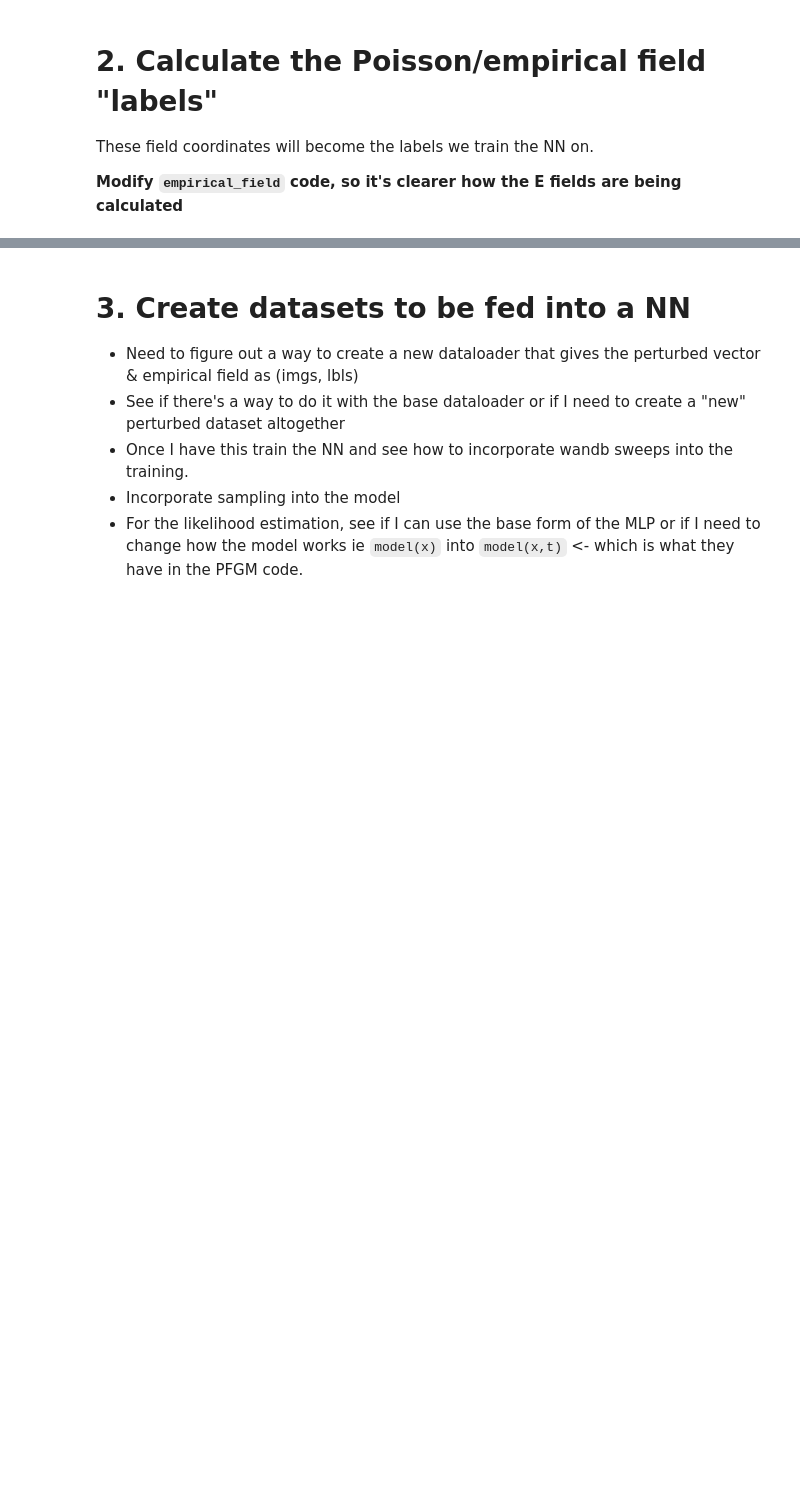
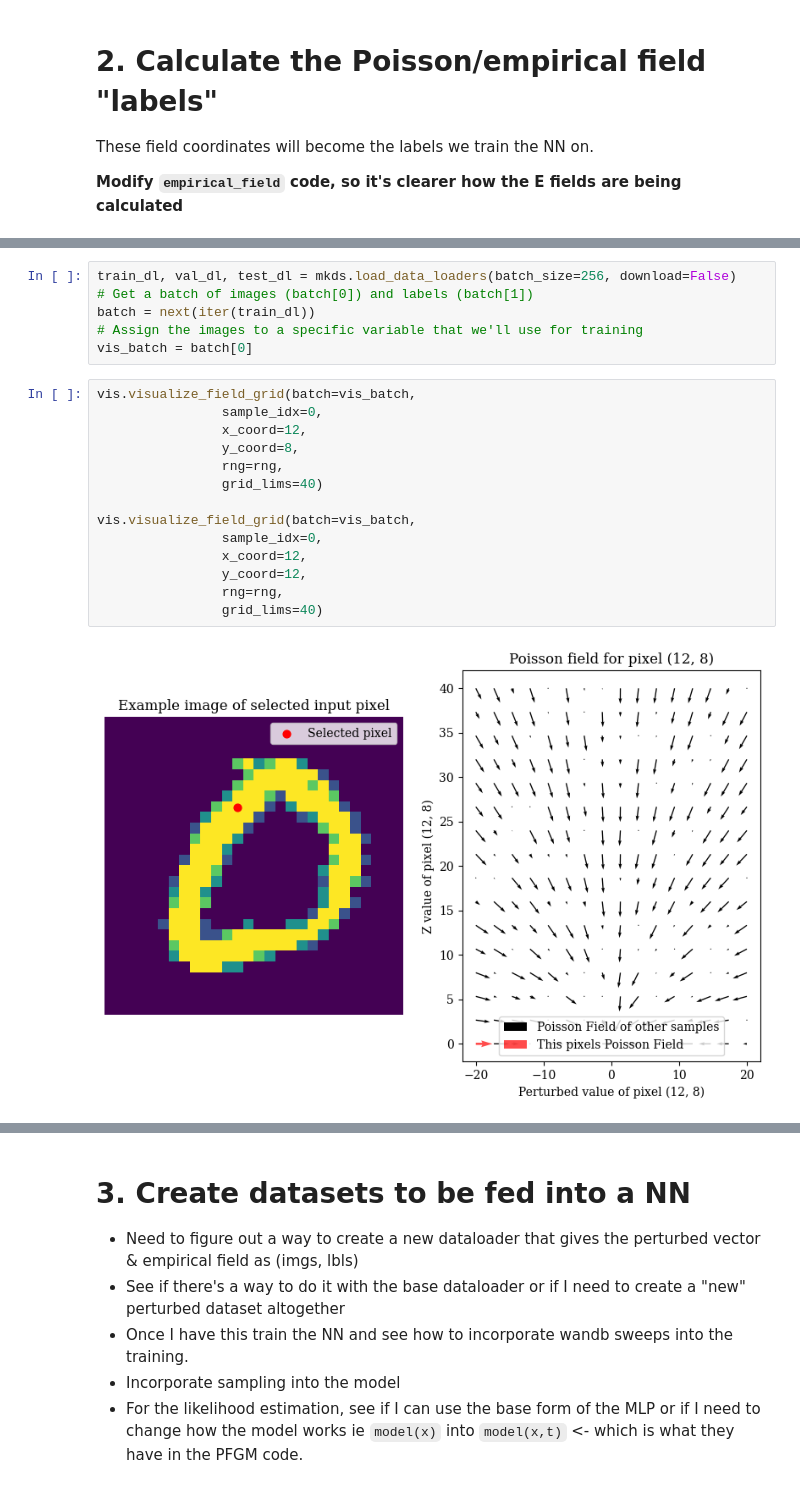
Before and after one commit to MatthewDowicz/PFGM_MNIST, a Jupyter notebook: script_testing.ipynb, the cells around one changed output, grey strips where cells are left out. Cells and saved outputs as stored; diff of their text form; blank space fills up the shorter version.

```diff
--- a/script_testing.ipynb
+++ b/script_testing.ipynb
@@ -202,0 +192,22 @@ vis.visualize_field(batch=samples_batch,
+# %%
+train_dl, val_dl, test_dl = mkds.load_data_loaders(batch_size=256, download=False)
+# Get a batch of images (batch[0]) and labels (batch[1])
+batch = next(iter(train_dl))
+# Assign the images to a specific variable that we'll use for training
+vis_batch = batch[0]
+# %%
+vis.visualize_field_grid(batch=vis_batch,
+                sample_idx=0,
+                x_coord=12,
+                y_coord=8,
+                rng=rng,
+                grid_lims=40)
+
+vis.visualize_field_grid(batch=vis_batch,
+                sample_idx=0,
+                x_coord=12,
+                y_coord=12,
+                rng=rng,
+                grid_lims=40)
+# %% [output]
+[figure, added]
```
Also changed, not shown: parts of 18 cells of this notebook.
